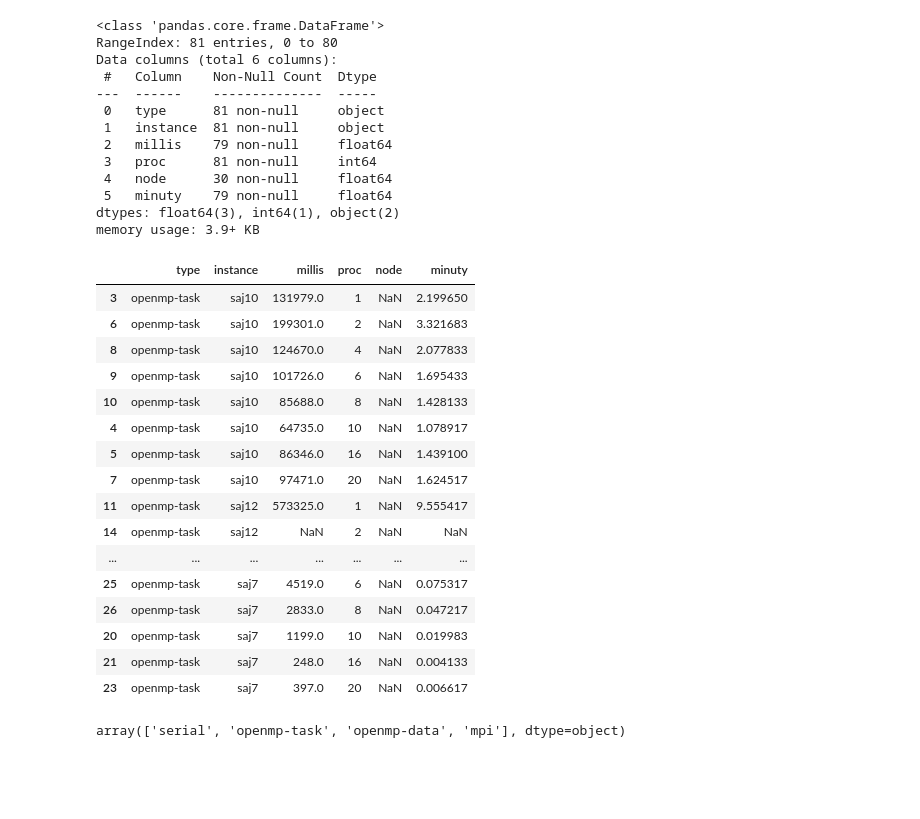
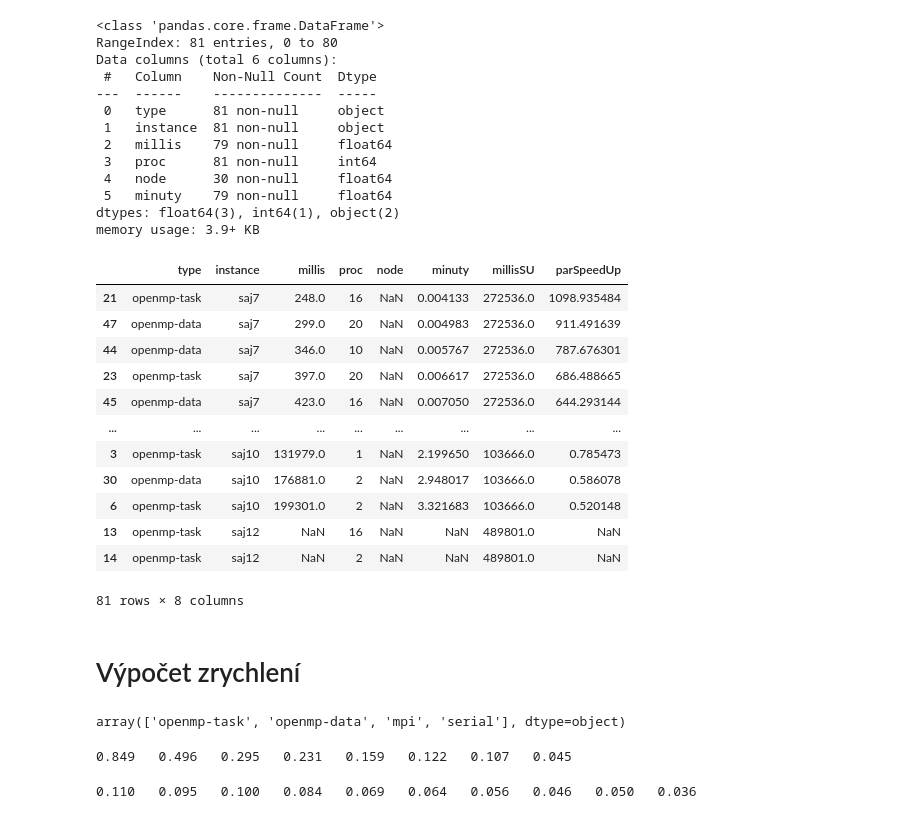
Before and after one commit to TaIos/ni-pdp-vysledky-mereni-star, a Jupyter notebook: vizualizace.ipynb, the cells around one changed output. Cells and saved outputs as stored; diff of their text form; code cells hidden in the pictures; blank space fills up the shorter version.

Commit message:
Save after creating all mandatory tables

```diff
--- a/vizualizace.ipynb
+++ b/vizualizace.ipynb
@@ -284,24 +276,24 @@ Data columns (total 6 columns):
 dtypes: float64(3), int64(1), object(2)
 memory usage: 3.9+ KB
 # %%
-display(df[df.type == 'openmp-task'].sort_values(by=['instance', 'proc']))
-df.type.unique()
+# display(df[df.type == 'mpi'].sort_values(by=['instance', 'proc', 'node']))
+# print(len(df[df.type == 'mpi'].sort_values(by=['instance', 'proc', 'node'])))
+# df.type.unique()
-# %% [output]
-|  | type | instance | millis | proc | node | minuty |
-| 3 | openmp-task | saj10 | 131979.0 | 1 | NaN | 2.199650 |
-| 6 | openmp-task | saj10 | 199301.0 | 2 | NaN | 3.321683 |
-| 8 | openmp-task | saj10 | 124670.0 | 4 | NaN | 2.077833 |
-| 9 | openmp-task | saj10 | 101726.0 | 6 | NaN | 1.695433 |
-| 10 | openmp-task | saj10 | 85688.0 | 8 | NaN | 1.428133 |
-| 4 | openmp-task | saj10 | 64735.0 | 10 | NaN | 1.078917 |
-| 5 | openmp-task | saj10 | 86346.0 | 16 | NaN | 1.439100 |
-| 7 | openmp-task | saj10 | 97471.0 | 20 | NaN | 1.624517 |
-| 11 | openmp-task | saj12 | 573325.0 | 1 | NaN | 9.555417 |
-| 14 | openmp-task | saj12 | NaN | 2 | NaN | NaN |
-| ... | ... | ... | ... | ... | ... | ... |
-| 25 | openmp-task | saj7 | 4519.0 | 6 | NaN | 0.075317 |
-| 26 | openmp-task | saj7 | 2833.0 | 8 | NaN | 0.047217 |
-| 20 | openmp-task | saj7 | 1199.0 | 10 | NaN | 0.019983 |
-| 21 | openmp-task | saj7 | 248.0 | 16 | NaN | 0.004133 |
-| 23 | openmp-task | saj7 | 397.0 | 20 | NaN | 0.006617 |
-array(['serial', 'openmp-task', 'openmp-data', 'mpi'], dtype=object)
+# %%
+df
+# %% [output]
+|  | type | instance | millis | proc | node | minuty | millisSU | parSpeedUp |
+| 21 | openmp-task | saj7 | 248.0 | 16 | NaN | 0.004133 | 272536.0 | 1098.935484 |
+| 47 | openmp-data | saj7 | 299.0 | 20 | NaN | 0.004983 | 272536.0 | 911.491639 |
+| 44 | openmp-data | saj7 | 346.0 | 10 | NaN | 0.005767 | 272536.0 | 787.676301 |
+| 23 | openmp-task | saj7 | 397.0 | 20 | NaN | 0.006617 | 272536.0 | 686.488665 |
+| 45 | openmp-data | saj7 | 423.0 | 16 | NaN | 0.007050 | 272536.0 | 644.293144 |
+| ... | ... | ... | ... | ... | ... | ... | ... | ... |
+| 3 | openmp-task | saj10 | 131979.0 | 1 | NaN | 2.199650 | 103666.0 | 0.785473 |
+| 30 | openmp-data | saj10 | 176881.0 | 2 | NaN | 2.948017 | 103666.0 | 0.586078 |
+| 6 | openmp-task | saj10 | 199301.0 | 2 | NaN | 3.321683 | 103666.0 | 0.520148 |
+| 13 | openmp-task | saj12 | NaN | 16 | NaN | NaN | 489801.0 | NaN |
+| 14 | openmp-task | saj12 | NaN | 2 | NaN | NaN | 489801.0 | NaN |
+81 rows × 8 columns
+# %% [markdown]
+# Výpočet zrychlení
@@ -307,0 +334,15 @@ array(['serial', 'openmp-task', 'openmp-data', 'mpi'], dtype=object)
+# %%
+df.type.unique()
+# %% [output]
+array(['openmp-task', 'openmp-data', 'mpi', 'serial'], dtype=object)
+# %%
+lst = df[(df.type == 'openmp-data') & (df.instance == 'saj12')].sort_values(by=['instance', 'proc']).reset_index().efektivita
+for x in lst:
+    print(f'{x:0.3f}', end='\t')
+# %% [output]
+0.849   0.496   0.295   0.231   0.159   0.122   0.107   0.045
+# %%
+for x in df[(df.type == 'mpi') & (df.instance == 'saj12')].sort_values(by=['proc', 'node'], ascending=[True, True]).efektivita.tolist():
+    print(f'{x:0.3f}', end='\t')
+# %% [output]
+0.110   0.095   0.100   0.084   0.069   0.064   0.056   0.046   0.050   0.036
```
Also changed, not shown: parts of 3 cells of this notebook, 1 other file.
